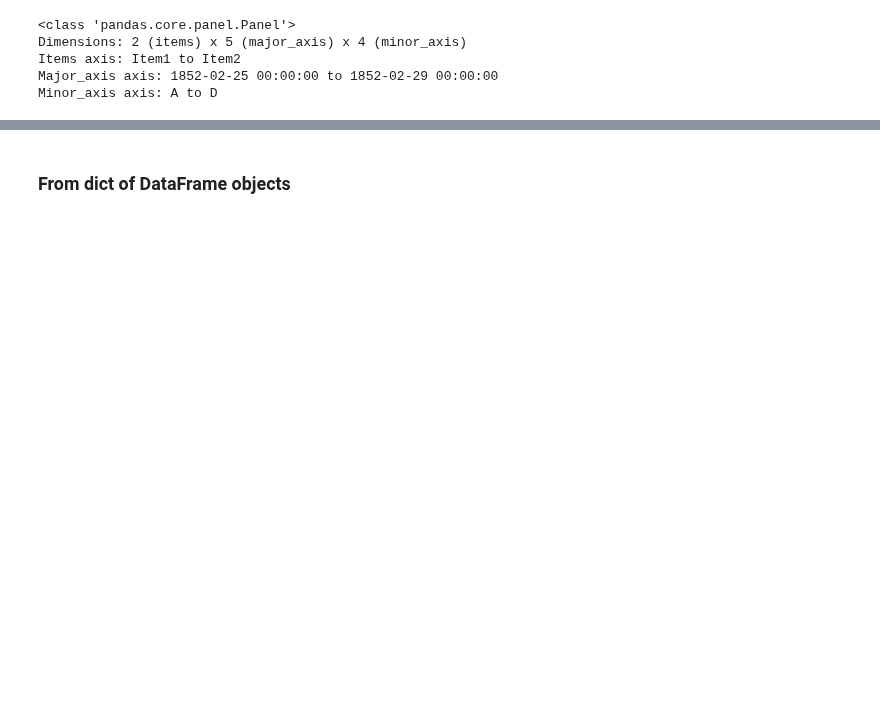
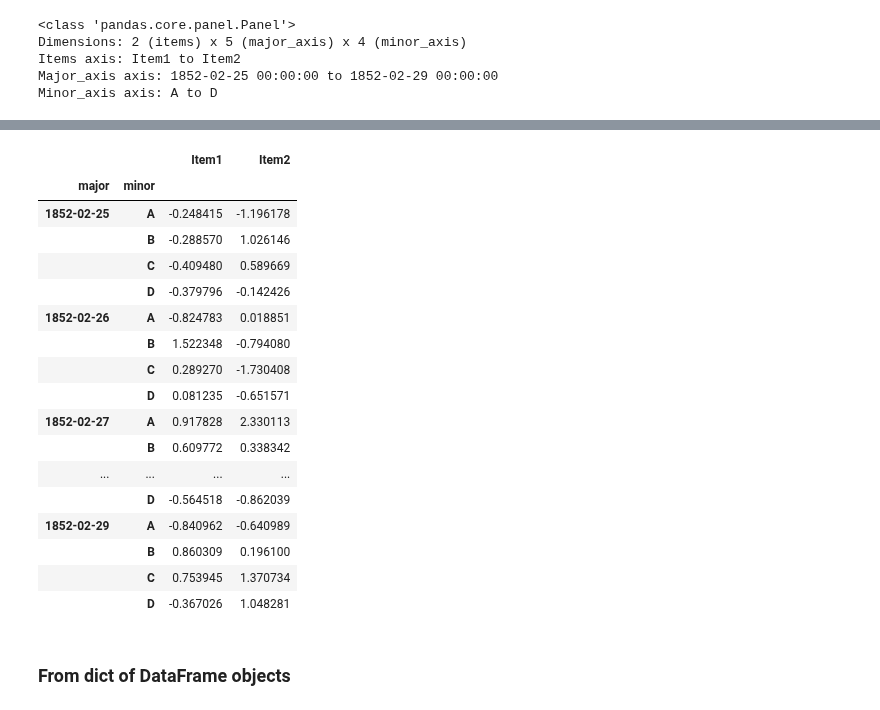
Before and after one commit to cuttlefishh/python-for-data-analysis, a Jupyter notebook: lessons/lesson18.ipynb, the cells around one changed output, grey strips where cells are left out. Drawn from its saved outputs; the diff is of its cells as text; code cells hidden in the pictures; blank space fills up the shorter version.

```diff
--- a/lessons/lesson18.ipynb
+++ b/lessons/lesson18.ipynb
@@ -402,3 +406,24 @@ panel1.Item2
+# %%
+panel1.to_frame()
+# %% [output]
+|  |  | Item1 | Item2 |
+| major | minor |  |  |
+| 1852-02-25 | A | -0.248415 | -1.196178 |
+|  | B | -0.288570 | 1.026146 |
+|  | C | -0.409480 | 0.589669 |
+|  | D | -0.379796 | -0.142426 |
+| 1852-02-26 | A | -0.824783 | 0.018851 |
+|  | B | 1.522348 | -0.794080 |
+|  | C | 0.289270 | -1.730408 |
+|  | D | 0.081235 | -0.651571 |
+| 1852-02-27 | A | 0.917828 | 2.330113 |
+|  | B | 0.609772 | 0.338342 |
+| ... | ... | ... | ... |
+|  | D | -0.564518 | -0.862039 |
+| 1852-02-29 | A | -0.840962 | -0.640989 |
+|  | B | 0.860309 | 0.196100 |
+|  | C | 0.753945 | 1.370734 |
+|  | D | -0.367026 | 1.048281 |
 # %% [markdown]
 ### From dict of DataFrame objects
 # %%
```
Also changed, not shown: parts of 18 cells of this notebook, 4 other files.
